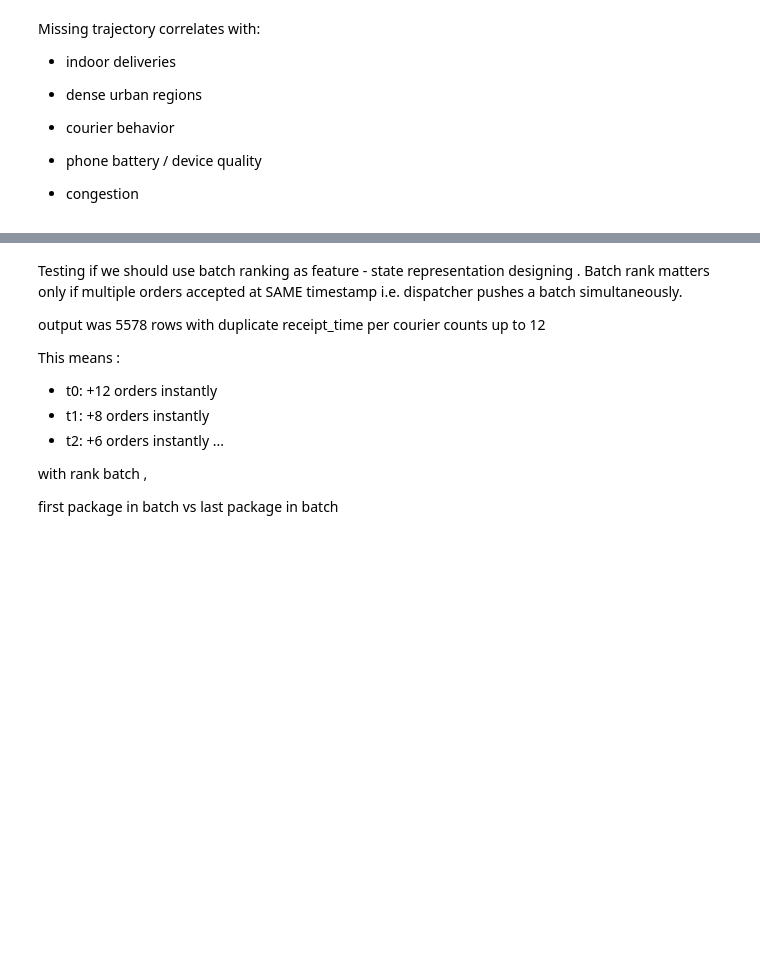
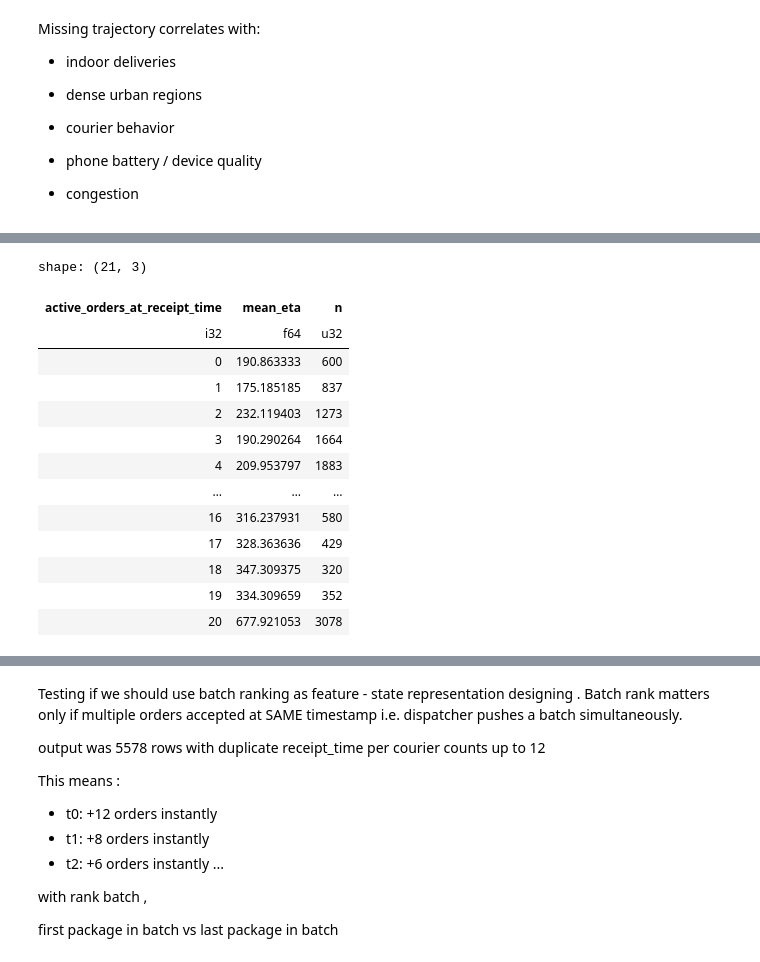
Before and after one commit to aymuos/starship, a Jupyter notebook: fundamental_EDA/actuallyWorking/feature_creator.ipynb, the cells around one changed output, grey strips where cells are left out. Cells and saved outputs as stored; diff of their text form; code cells hidden in the pictures; blank space fills up the shorter version.

```diff
--- a/fundamental_EDA/actuallyWorking/feature_creator.ipynb
+++ b/fundamental_EDA/actuallyWorking/feature_creator.ipynb
@@ -567,0 +608,22 @@ features = features.with_columns([
+# %%
+features.group_by(
+    pl.col("active_orders_at_receipt_time").clip(upper_bound=20)
+).agg(
+    pl.mean("eta_mins").alias("mean_eta"),
+    pl.len().alias("n")
+).sort("active_orders_at_receipt_time")
+# %% [output]
+shape: (21, 3)
+| active_orders_at_receipt_time | mean_eta | n |
+| i32 | f64 | u32 |
+| 0 | 190.863333 | 600 |
+| 1 | 175.185185 | 837 |
+| 2 | 232.119403 | 1273 |
+| 3 | 190.290264 | 1664 |
+| 4 | 209.953797 | 1883 |
+| … | … | … |
+| 16 | 316.237931 | 580 |
+| 17 | 328.363636 | 429 |
+| 18 | 347.309375 | 320 |
+| 19 | 334.309659 | 352 |
+| 20 | 677.921053 | 3078 |
```
Also changed, not shown: parts of 5 cells of this notebook.
